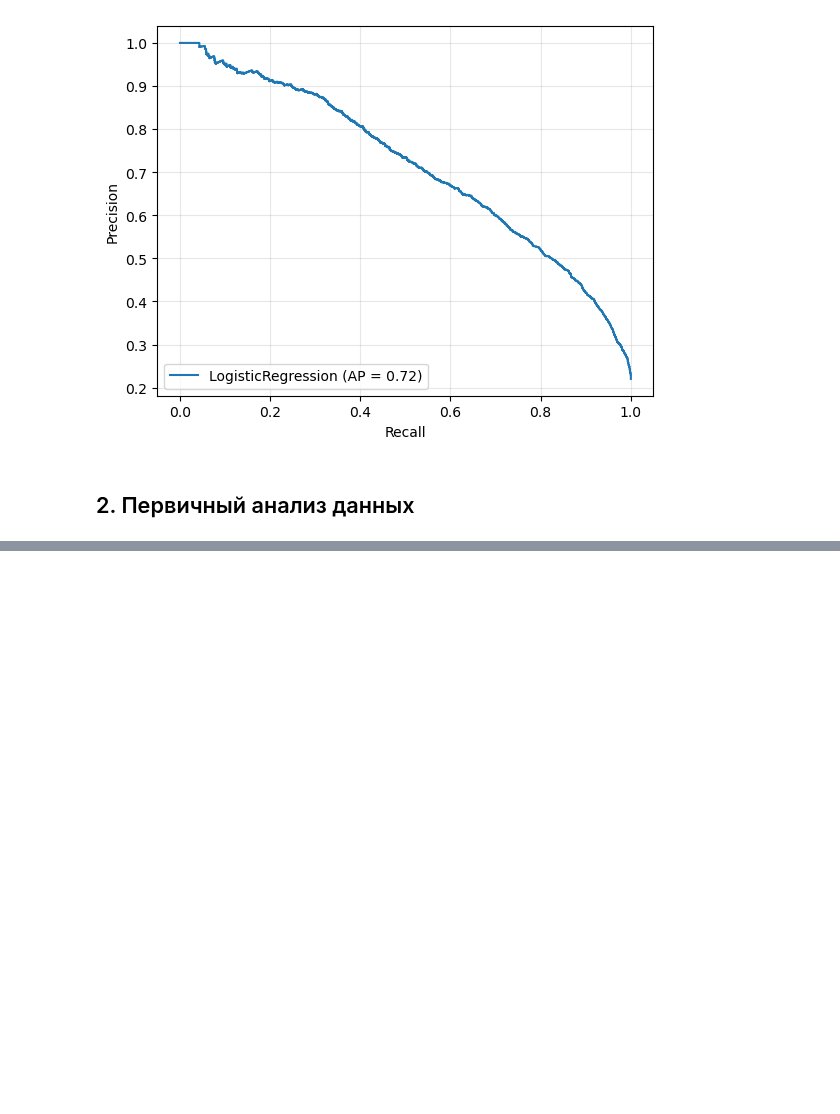
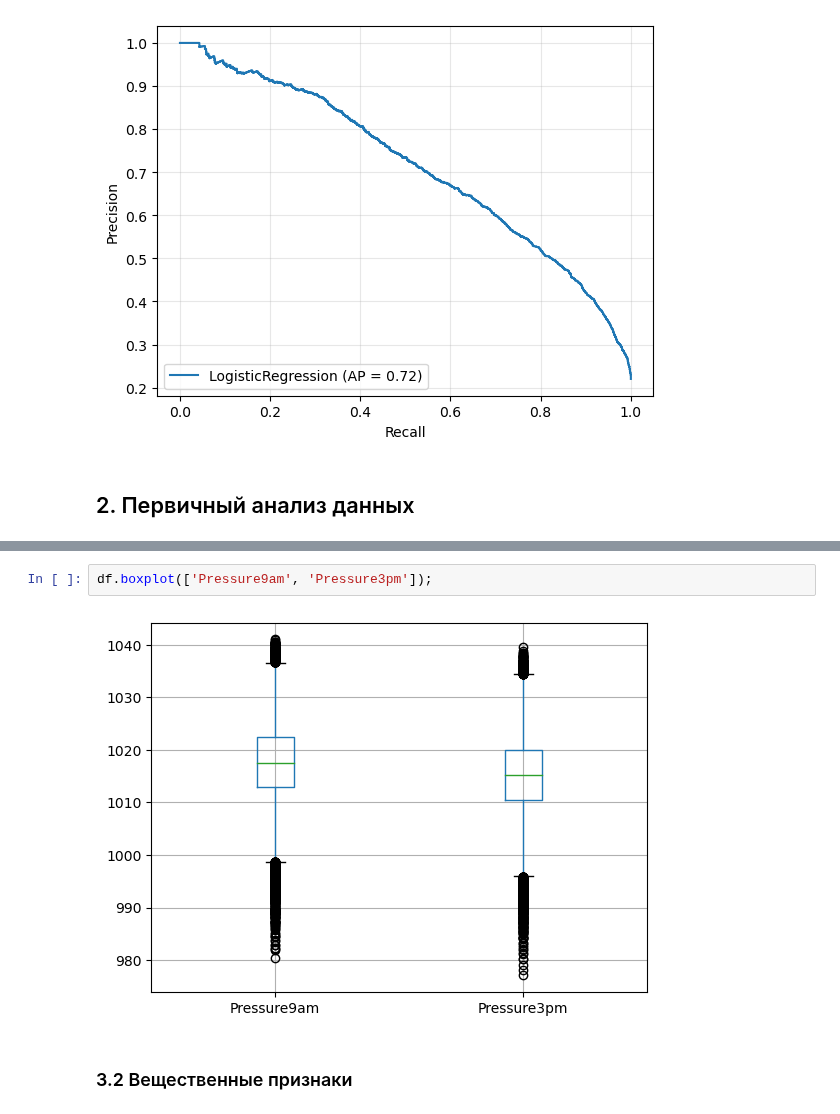
Before and after one commit to dnlygvtv/Python_for_Data_Science_HWs, a Jupyter notebook: HW/HW_9.ipynb, the cells around one changed output, grey strips where cells are left out. Drawn from its saved outputs; the diff is of its cells as text; blank space fills up the shorter version.

```diff
--- a/HW/HW_9.ipynb
+++ b/HW/HW_9.ipynb
@@ -181,0 +246,6 @@ plt.show()
+# %%
+df.boxplot(['Pressure9am', 'Pressure3pm']);
+# %% [output]
+[figure, added]
+# %% [markdown]
+### 3.2 Вещественные признаки
```
Also changed, not shown: parts of 23 cells of this notebook, 1 other file.
